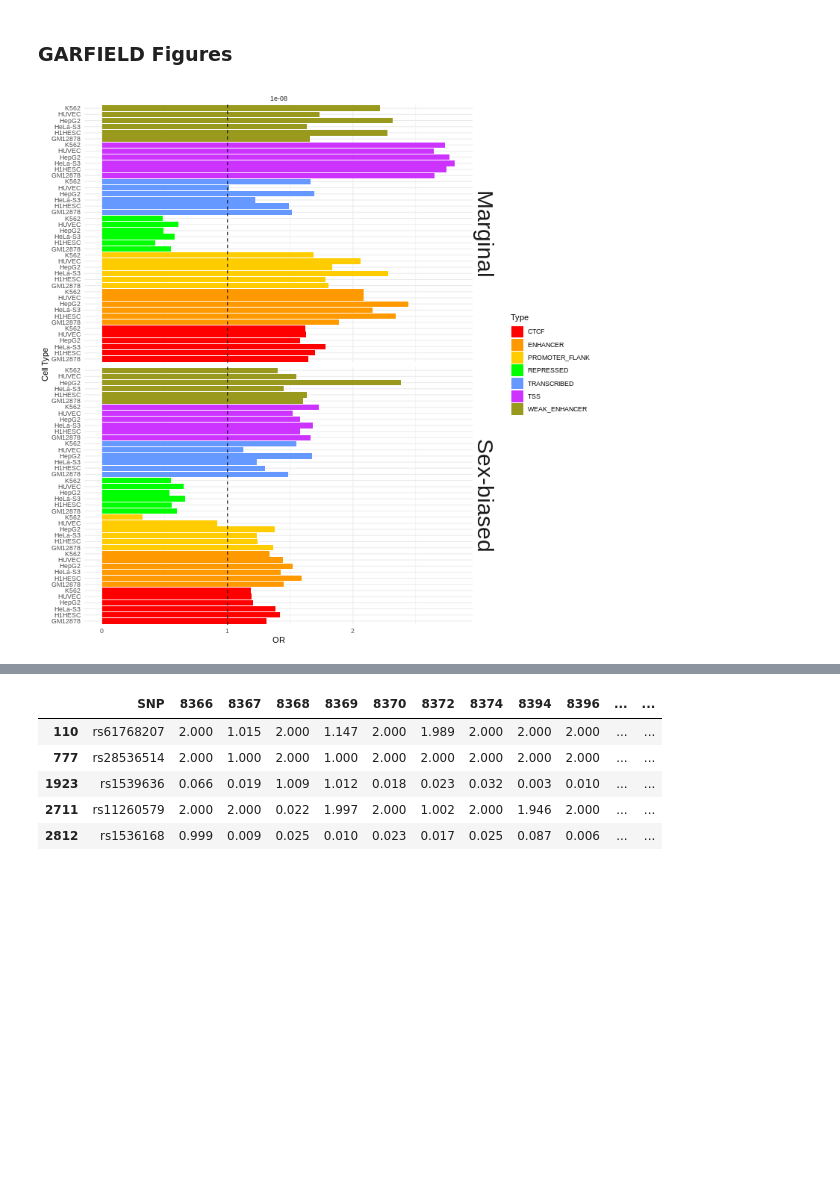
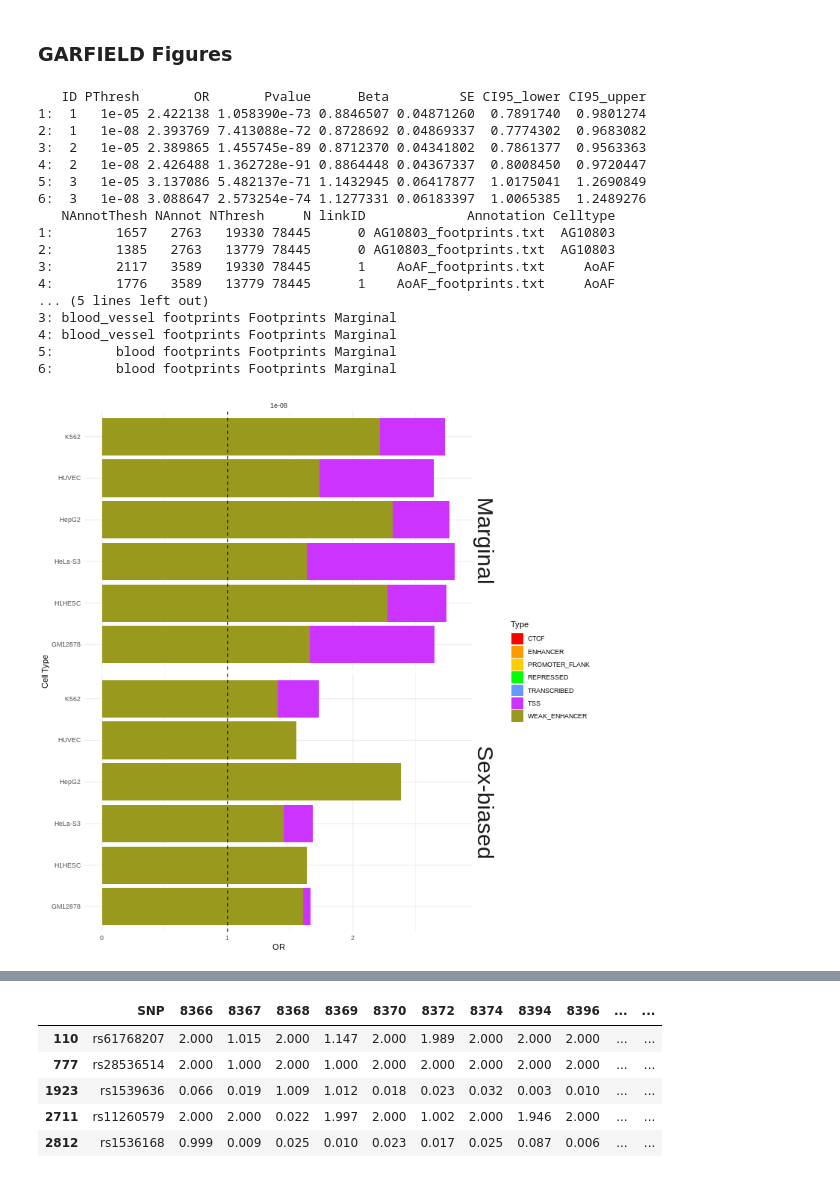
Before and after one commit to wilcas/sex_specific_mQTL, a Jupyter notebook: delahaye_mQTL_analyses/mQTL_exploration_filtering.ipynb, the cells around one changed output, grey strips where cells are left out. Cells and saved outputs as stored; diff of their text form; code cells hidden in the pictures; blank space fills up the shorter version.

Commit message:
additional analysis for mecs and GARFIELD on mqtl

```diff
--- a/delahaye_mQTL_analyses/mQTL_exploration_filtering.ipynb
+++ b/delahaye_mQTL_analyses/mQTL_exploration_filtering.ipynb
@@ -1308,11 +1308,11 @@ garfield_sex <- fread("../../1kg_ld_data/output/mqtl_sex_delahaye/garfield.test.
 garfield_sex$Model = "Sex-biased"
 garfield_marginal$Model = "Marginal"
 garfield <- rbindlist(list(garfield_marginal, garfield_sex))[Category == "Chromatin_States" & PThresh == 1e-8]
-
-p <- ggplot(garfield, aes(factor(ID),OR,fill=Type)) +
+print(head(garfield_marginal))
+p <- ggplot(garfield, aes(as.character(ID),OR,fill=Type)) +
     geom_bar(position = "identity", stat="identity") +
     geom_hline(linetype="dashed", yintercept=1) +
-    scale_x_discrete(labels=garfield$Celltype) +
+
     facet_grid(Model~PThresh) +
     labs(x="Cell Type")+
     scale_fill_ucscgb() +
@@ -1320,39 +1320,77 @@ p <- ggplot(garfield, aes(factor(ID),OR,fill=Type)) +
     theme_minimal() +
     theme(strip.text.y = element_text(size=30))
 print(p)
 
 garfield <- rbindlist(list(garfield_marginal, garfield_sex))[Category == "Footprints" ]
-p <- ggplot(garfield, aes(factor(ID),OR,fill=Tissue)) +
+p <- ggplot(garfield, aes(as.character(Celltype),OR,fill=Tissue)) +
     geom_bar(position = "identity", stat="identity") +
     geom_hline(linetype="dashed", yintercept=1) +
-    scale_x_discrete(labels=garfield$Celltype) +
+    facet_grid(Model~PThresh) +
+    labs(x="Cell Type")+
+    scale_fill_ucscgb() +
+    coord_flip() +
+    theme_minimal() +
+    theme(strip.text.y = element_text(size=30))
+print(p)
+garfield <- rbindlist(list(garfield_marginal, garfield_sex))[Category == "Hotspots"& grepl("fetal",Tissue)]
+p <- ggplot(garfield, aes(as.character(Celltype),OR,fill=Tissue)) +
+    geom_bar(position = "identity", stat="identity") +
+    geom_hline(linetype="dashed", yintercept=1) +
     facet_grid(Model~PThresh) +
     scale_fill_ucscgb() +
     coord_flip() +
     theme_minimal() +
     theme(strip.text.y = element_text(size=30))
 print(p)
-garfield <- rbindlist(list(garfield_marginal, garfield_sex))[Category == "Hotspots" ]
-p <- ggplot(garfield, aes(factor(ID),OR,fill=Tissue)) +
+garfield <- rbindlist(list(garfield_marginal, garfield_sex))[Category == "Peaks" & grepl("fetal",Tissue)]
+p <- ggplot(garfield, aes(as.character(Celltype),OR,fill=Tissue)) +
     geom_bar(position = "identity", stat="identity") +
     geom_hline(linetype="dashed", yintercept=1) +
-    scale_x_discrete(labels=garfield$Celltype) +
     facet_grid(Model~PThresh) +
     scale_fill_ucscgb() +
     coord_flip() +
     theme_minimal() +
     theme(strip.text.y = element_text(size=30))
 print(p)
-garfield <- rbindlist(list(garfield_marginal, garfield_sex))[Category == "Peaks" & grep("fetal",Tissue)]
-p <- ggplot(garfield, aes(factor(ID),OR,fill=Tissue)) +
+
+
+
+garfield <- rbindlist(list(garfield_marginal, garfield_sex))[Category == "Hotspots"& !grepl("fetal",Tissue)]
+p <- ggplot(garfield, aes(as.character(Celltype),OR,fill=Tissue)) +
     geom_bar(position = "identity", stat="identity") +
     geom_hline(linetype="dashed", yintercept=1) +
-    scale_x_discrete(labels=garfield$Celltype) +
     facet_grid(Model~PThresh) +
     scale_fill_ucscgb() +
     coord_flip() +
     theme_minimal() +
     theme(strip.text.y = element_text(size=30))
 print(p)
+garfield <- rbindlist(list(garfield_marginal, garfield_sex))[Category == "Peaks" & !grepl("fetal",Tissue)]
+p <- ggplot(garfield, aes(as.character(Celltype),OR,fill=Tissue)) +
+    geom_bar(position = "identity", stat="identity") +
+    geom_hline(linetype="dashed", yintercept=1) +
+    facet_grid(Model~PThresh) +
+    scale_fill_ucscgb() +
+    coord_flip() +
+    theme_minimal() +
+    theme(strip.text.y = element_text(size=30))
+print(p)
 # %% [output]
+   ID PThresh       OR       Pvalue      Beta         SE CI95_lower CI95_upper
+1:  1   1e-05 2.422138 1.058390e-73 0.8846507 0.04871260  0.7891740  0.9801274
+2:  1   1e-08 2.393769 7.413088e-72 0.8728692 0.04869337  0.7774302  0.9683082
+3:  2   1e-05 2.389865 1.455745e-89 0.8712370 0.04341802  0.7861377  0.9563363
+4:  2   1e-08 2.426488 1.362728e-91 0.8864448 0.04367337  0.8008450  0.9720447
+5:  3   1e-05 3.137086 5.482137e-71 1.1432945 0.06417877  1.0175041  1.2690849
+6:  3   1e-08 3.088647 2.573254e-74 1.1277331 0.06183397  1.0065385  1.2489276
+   NAnnotThesh NAnnot NThresh     N linkID             Annotation Celltype
+1:        1657   2763   19330 78445      0 AG10803_footprints.txt  AG10803
+2:        1385   2763   13779 78445      0 AG10803_footprints.txt  AG10803
+3:        2117   3589   19330 78445      1    AoAF_footprints.txt     AoAF
+4:        1776   3589   13779 78445      1    AoAF_footprints.txt     AoAF
+... (5 lines left out)
+3: blood_vessel footprints Footprints Marginal
+4: blood_vessel footprints Footprints Marginal
+5:        blood footprints Footprints Marginal
+6:        blood footprints Footprints Marginal
-[figure, old version]
+[figure, new version]
```
Also changed, not shown: parts of 2 cells of this notebook, 1 other file.
